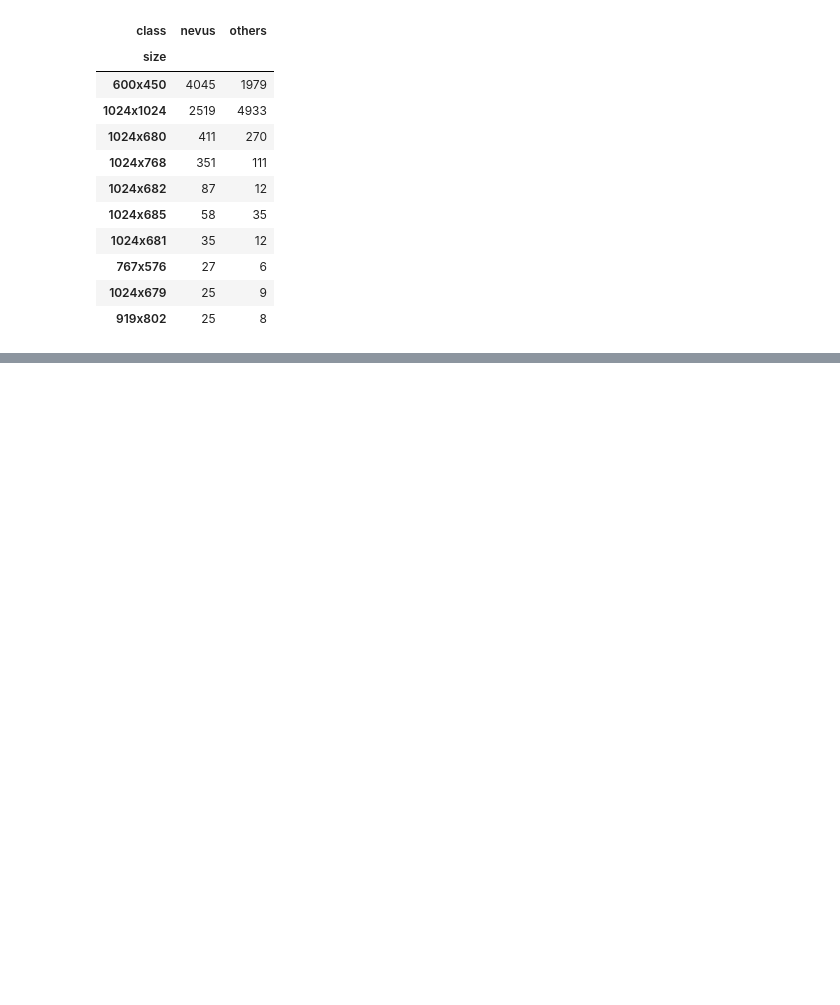
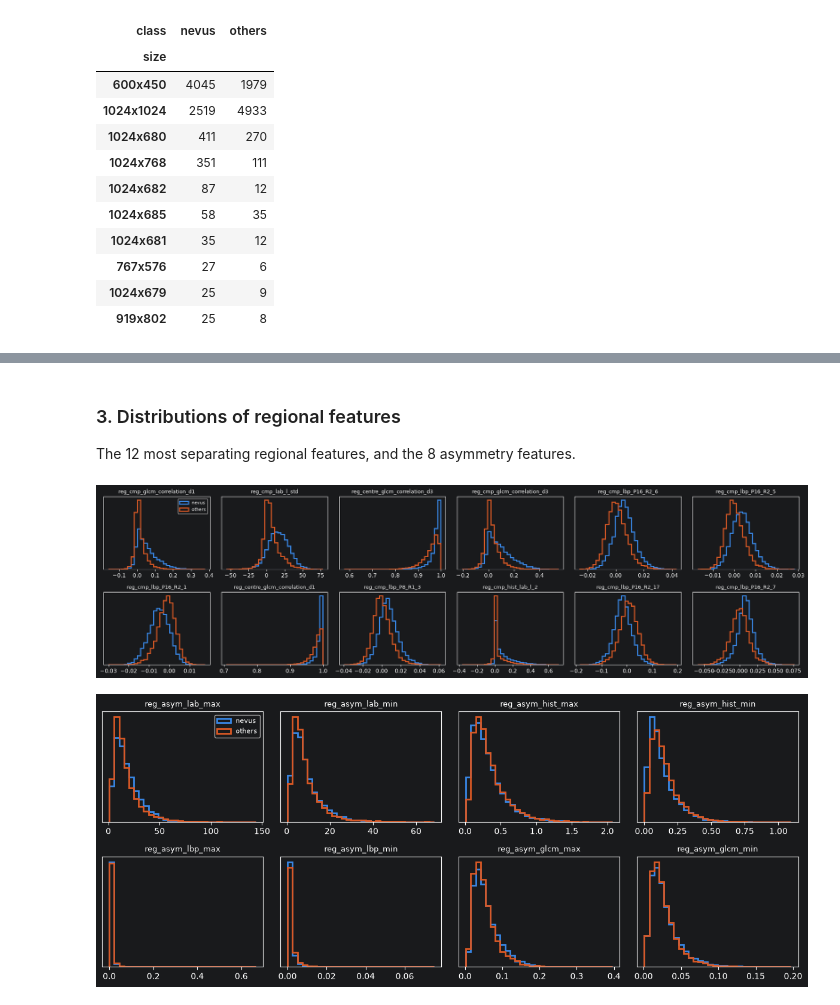
Before and after one commit to WillyWill20/Project-1-CAD, a Jupyter notebook: notebooks/data-analysis.ipynb, the cells around one changed output, grey strips where cells are left out. Saved outputs shown, nothing was run; the diff lists cells and outputs as text; code cells hidden in the pictures; blank space fills up the shorter version.

Commit message:
Analysis of the new features that can help back up the results

```diff
--- a/notebooks/data-analysis.ipynb
+++ b/notebooks/data-analysis.ipynb
@@ -110,0 +109,28 @@ seed: 166
+# %%
+%load_ext autoreload
+%autoreload 2
+import cv2
+import numpy as np
+import pandas as pd
+import matplotlib.pyplot as plt
+from skimage.feature import hog
+from sklearn.metrics import roc_auc_score
+from sklearn.pipeline import make_pipeline
+from sklearn.preprocessing import StandardScaler
+from sklearn.decomposition import PCA
+from sklearn.linear_model import LogisticRegression
+from sklearn.discriminant_analysis import LinearDiscriminantAnalysis
+from sklearn.model_selection import cross_val_score
+from src.config import *
+from src.utils import *
+from src.experiments import CV, MULTI_SCORING
+
+base = pd.read_csv(BINARY_FEATURES_TRAIN_FULL_CSV)
+extra = pd.read_csv(BINARY_EXTRA_TRAIN_FULL_CSV)
+binary = base.merge(extra.drop(columns="label"), on="filename")
+
+base_cols = [c for c in base.columns if c not in ("filename", "label")]
+reg_cols = [c for c in extra.columns if c.startswith("reg_")]
+hog_cols = [c for c in extra.columns if c.startswith("hog_")]
+groups = feature_groups(base_cols + reg_cols + hog_cols)
+{name: len(cols) for name, cols in groups.items()}
@@ -110,0 +151,3 @@ seed: 166
+# %%
+sep_binary = auc_separation(binary, base_cols + reg_cols + hog_cols)
+separation_by_group(sep_binary, groups).round(3)
@@ -110,0 +202,9 @@ seed: 166
+# %% [markdown]
+### 3. Distributions of regional features
+The 12 most separating regional features, and the 8 asymmetry features.
+# %%
+plot_feature_distributions(binary, sep_binary[reg_cols].nlargest(12).index.tolist())
+plot_feature_distributions(binary, groups["reg. asymmetry"], ncols=4)
+# %% [output]
+[figure, added]
+[figure, added]
```
Also changed, not shown: parts of 25 cells of this notebook, 1 other file.
